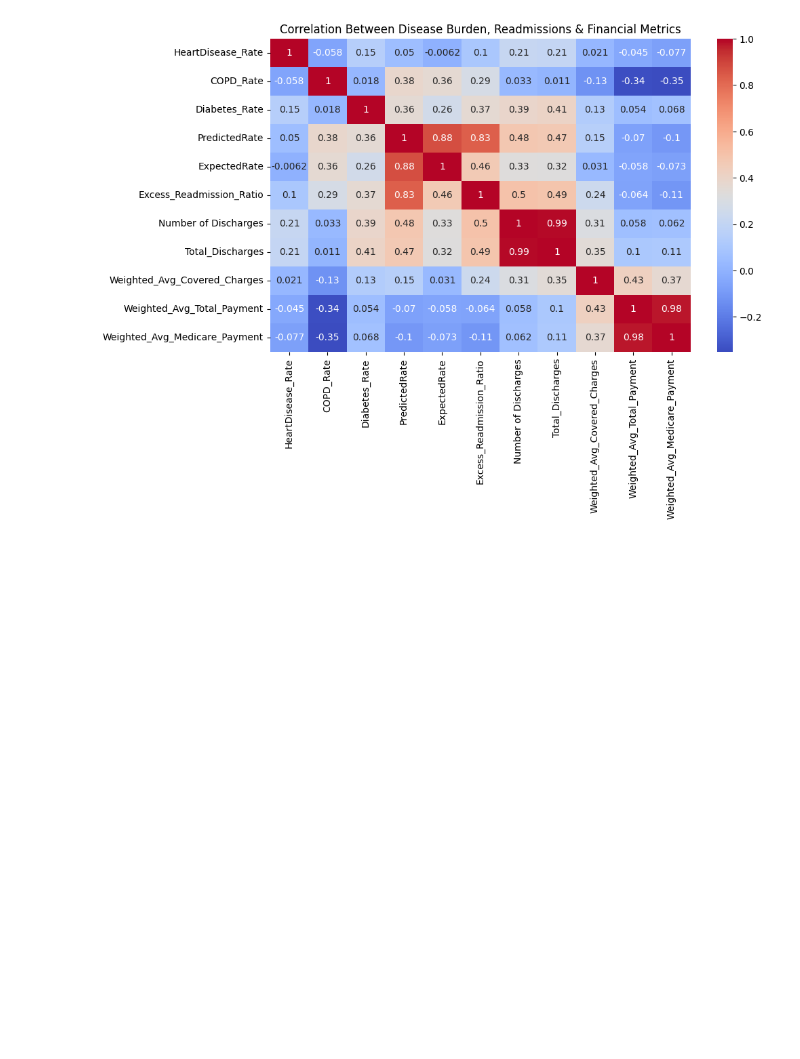
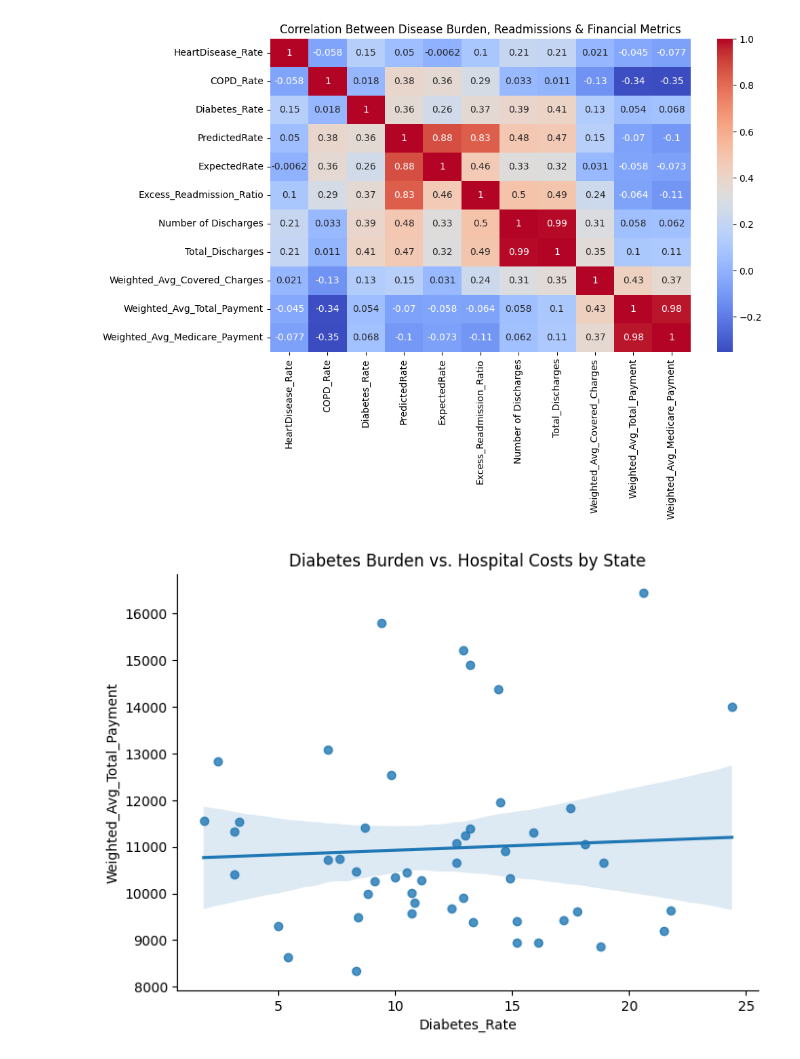
Before and after one commit to pranjul11garg/Population-Health-Financial-Impact-Analysis-CMS-CDC-Data, a Jupyter notebook: scripts/analysis.ipynb, the cells around one changed output. Saved outputs shown, nothing was run; the diff lists cells and outputs as text; code cells hidden in the pictures; blank space fills up the shorter version.

Commit message:
Lm plots for chronic diseases vd weighted avg total payment

```diff
--- a/scripts/analysis.ipynb
+++ b/scripts/analysis.ipynb
@@ -11,3 +11,13 @@ plt.title("Correlation Between Disease Burden, Readmissions & Financial Metrics"
 plt.show()
 # %% [output]
 [figure]
+# %%
+# Fix unrealistic disease rates (values > 100 are likely per 100,000)
+for col in ["HeartDisease_Rate", "COPD_Rate", "Diabetes_Rate"]:
+    merged_ds[col] = merged_ds[col].apply(lambda x: x / 1000 if x > 100 else x)
+# %%
+sns.lmplot(data=merged_ds, x="Diabetes_Rate", y="Weighted_Avg_Total_Payment", height=5, aspect=1.4)
+plt.title("Diabetes Burden vs. Hospital Costs by State")
+plt.show()
+# %% [output]
+[figure, added]
```
Also changed, not shown: parts of 3 cells of this notebook.
